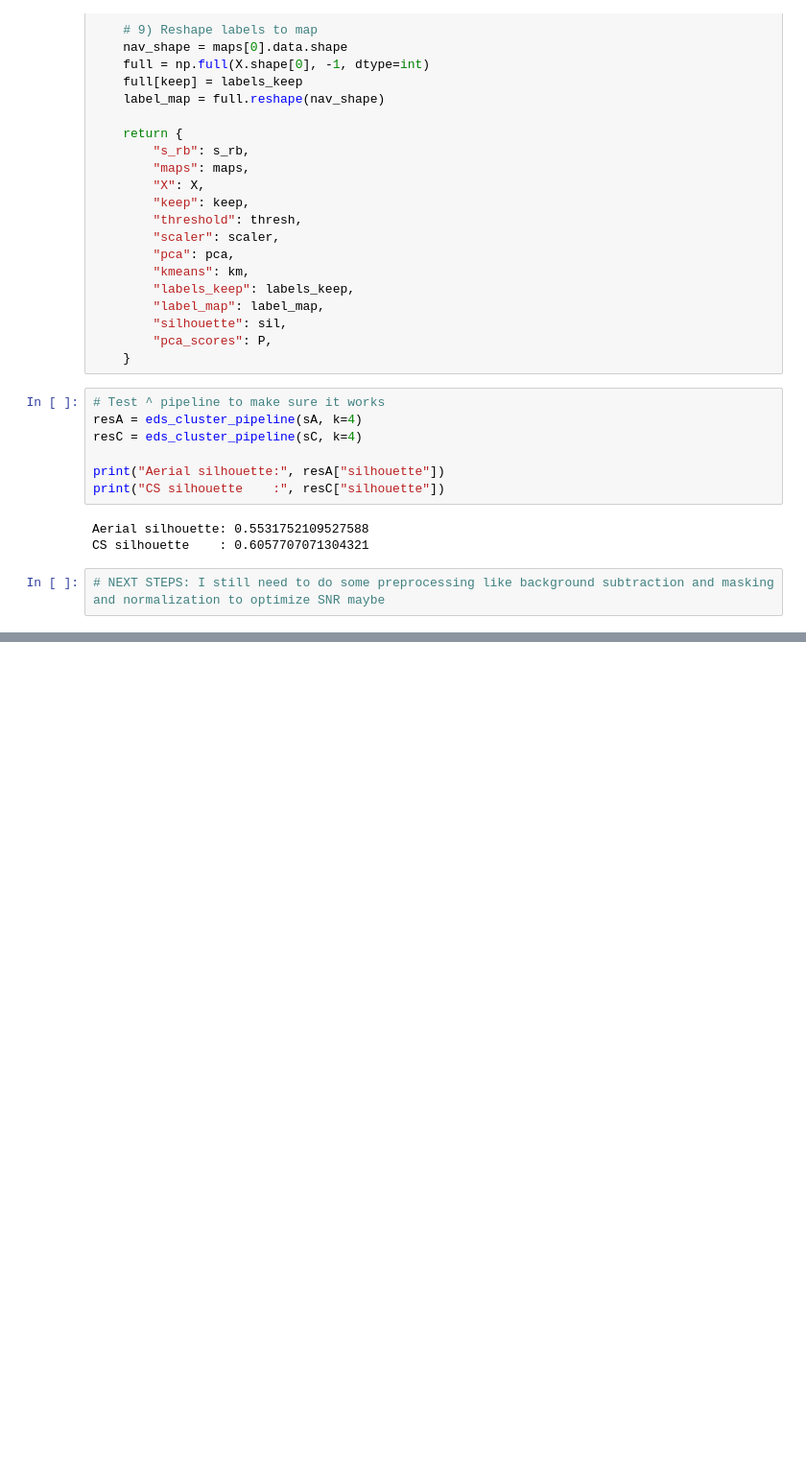
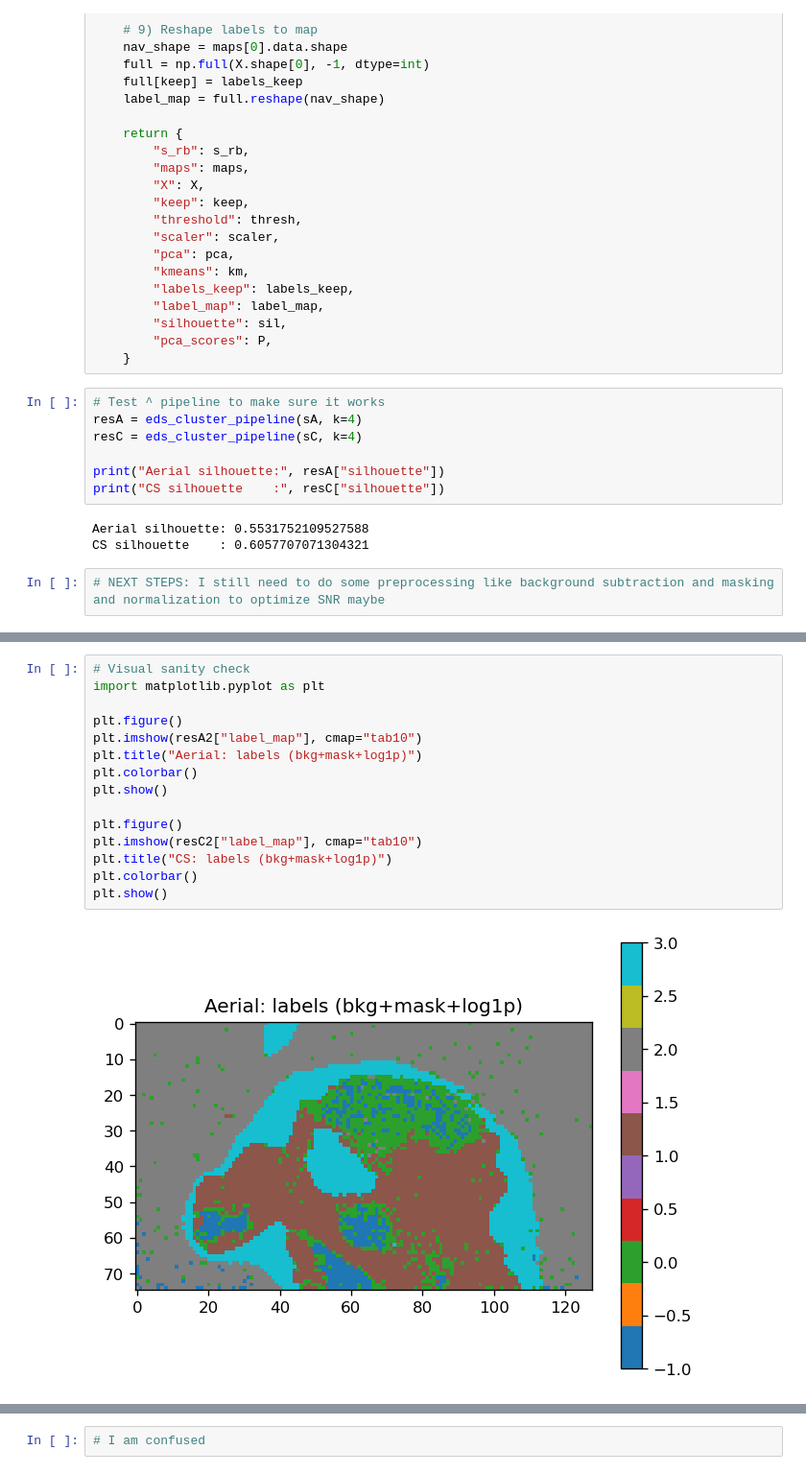
Before and after one commit to eliseetrheim/ZincSoap_ML, a Jupyter notebook: draft.ipynb, the cells around one changed output, grey strips where cells are left out. Shown at 96% size. Saved outputs shown, nothing was run; the diff lists cells and outputs as text; blank space fills up the shorter version.

```diff
--- a/draft.ipynb
+++ b/draft.ipynb
@@ -605,0 +759,17 @@ CS silhouette    : 0.6057707071304321
+# %%
+# Visual sanity check
+import matplotlib.pyplot as plt
+
+plt.figure()
+plt.imshow(resA2["label_map"], cmap="tab10")
+plt.title("Aerial: labels (bkg+mask+log1p)")
+plt.colorbar()
+plt.show()
+
+plt.figure()
+plt.imshow(resC2["label_map"], cmap="tab10")
+plt.title("CS: labels (bkg+mask+log1p)")
+plt.colorbar()
+plt.show()
+# %% [output]
+[figure, added]
@@ -605,0 +777,2 @@ CS silhouette    : 0.6057707071304321
+# %%
+# I am confused
```
Also changed, not shown: parts of 9 cells of this notebook, 5 other files.
